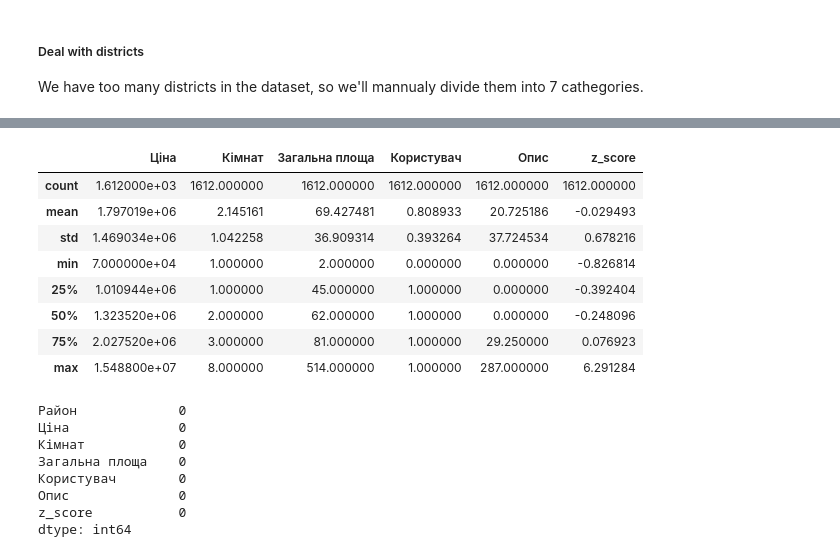
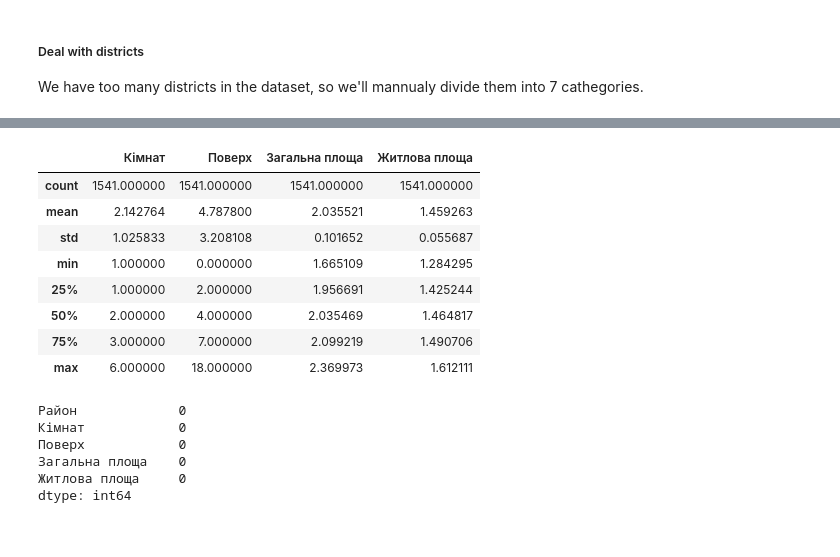
Before and after one commit to SOFIAshyn/ai_hw2, a Jupyter notebook: Linear Model Real Estate.ipynb, the cells around one changed output, grey strips where cells are left out. Cells and saved outputs as stored; diff of their text form; code cells hidden in the pictures.

```diff
--- a/Linear Model Real Estate.ipynb
+++ b/Linear Model Real Estate.ipynb
@@ -131,0 +342,3 @@ df_real_estate['Стіни'] = df_real_estate['Стіни'].map(lambda wall: d_w
+# %%
+df.drop(['Стіни'], axis=1, inplace=True)
+df_real_estate.drop(['Стіни'], axis=1, inplace=True)
@@ -178,25 +379,0 @@ d_area
-# %%
-# drop monotonous data
-df_real_estate = df_real_estate.drop(['Вулиця', 'Дата'], axis=1)
-
-# convert to float
-df_real_estate['Загальна площа'] = df_real_estate['Загальна площа'].\
-map(lambda area: float(area.replace(',', '.')) if isinstance(area, str) else area)
-
-df_real_estate['Житлова площа'] = df_real_estate['Житлова площа'].\
-map(lambda area: float(area.replace(',', '.')) if isinstance(area, str) else area)
-
-df_real_estate['Кухня'] = df_real_estate['Кухня'].\
-map(lambda area: float(area.replace(',', '.')) if isinstance(area, str) else area)
-
-kitchen, living_area = [], []
-for i, area in enumerate(df_real_estate[['Загальна площа', 'Житлова площа', 'Кухня']].itertuples(index=False)):
-    living_area.append(round((float(area[1]) * 100) / float(area[0]), 0))
-    kitchen.append(round((area[2] * 100) / area[0], 0))
-df_real_estate['Кухня'] = kitchen
-df_real_estate['Житлова площа'] = living_area
-
-# fill nan's
-for col in ['Загальна площа', 'Житлова площа', 'Кухня']:
-    df_real_estate[col] = df_real_estate[col].fillna(np.mean(df_real_estate[col]))
-df_real_estate
@@ -216,0 +396,3 @@ df_real_estate
+# %%
+df['Район'] = df_real_estate['Район']
+df_labels['Район'] = df_real_estate['Район'].copy()
@@ -253 +419,3 @@ df_real_estate = df_real_estate.drop(['Стіни', 'Агенція', 'Пове
+# %%
+df.drop(['Кухня', 'Дата'], axis=1, inplace=True)
 # %%
@@ -274,23 +430,21 @@ We can replace the values with `mean` | `median` | `KNN value` | `MICE predicted
 # %%
-df_real_estate.describe()
+df.describe()
 # %% [output]
-|  | Ціна | Кімнат | Загальна площа | Користувач | Опис | z_score |
-| count | 1.612000e+03 | 1612.000000 | 1612.000000 | 1612.000000 | 1612.000000 | 1612.000000 |
-| mean | 1.797019e+06 | 2.145161 | 69.427481 | 0.808933 | 20.725186 | -0.029493 |
-| std | 1.469034e+06 | 1.042258 | 36.909314 | 0.393264 | 37.724534 | 0.678216 |
-| min | 7.000000e+04 | 1.000000 | 2.000000 | 0.000000 | 0.000000 | -0.826814 |
-| 25% | 1.010944e+06 | 1.000000 | 45.000000 | 1.000000 | 0.000000 | -0.392404 |
-| 50% | 1.323520e+06 | 2.000000 | 62.000000 | 1.000000 | 0.000000 | -0.248096 |
-| 75% | 2.027520e+06 | 3.000000 | 81.000000 | 1.000000 | 29.250000 | 0.076923 |
-| max | 1.548800e+07 | 8.000000 | 514.000000 | 1.000000 | 287.000000 | 6.291284 |
+|  | Кімнат | Поверх | Загальна площа | Житлова площа |
+| count | 1541.000000 | 1541.000000 | 1541.000000 | 1541.000000 |
+| mean | 2.142764 | 4.787800 | 2.035521 | 1.459263 |
+| std | 1.025833 | 3.208108 | 0.101652 | 0.055687 |
+| min | 1.000000 | 0.000000 | 1.665109 | 1.284295 |
+| 25% | 1.000000 | 2.000000 | 1.956691 | 1.425244 |
+| 50% | 2.000000 | 4.000000 | 2.035469 | 1.464817 |
+| 75% | 3.000000 | 7.000000 | 2.099219 | 1.490706 |
+| max | 6.000000 | 18.000000 | 2.369973 | 1.612111 |
 # %%
-df_real_estate.isnull().sum()
+df.isnull().sum()
 # %% [output]
 Район             0
-Ціна              0
 Кімнат            0
+Поверх            0
 Загальна площа    0
-Користувач        0
-Опис              0
-z_score           0
+Житлова площа     0
 dtype: int64
```
Also changed, not shown: parts of 69 cells of this notebook.
